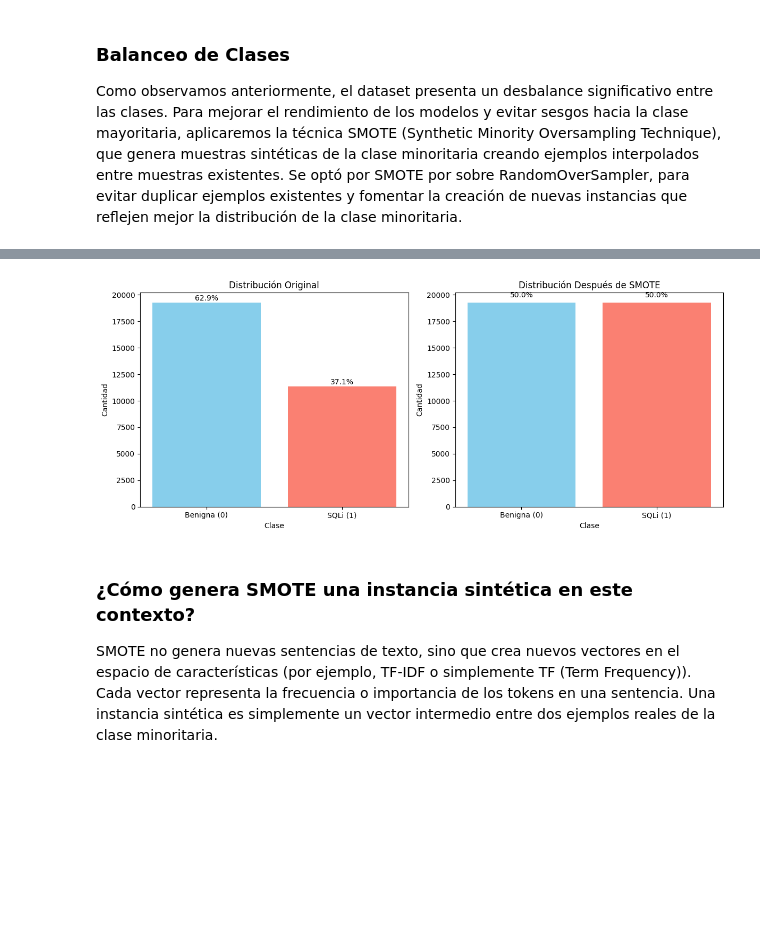
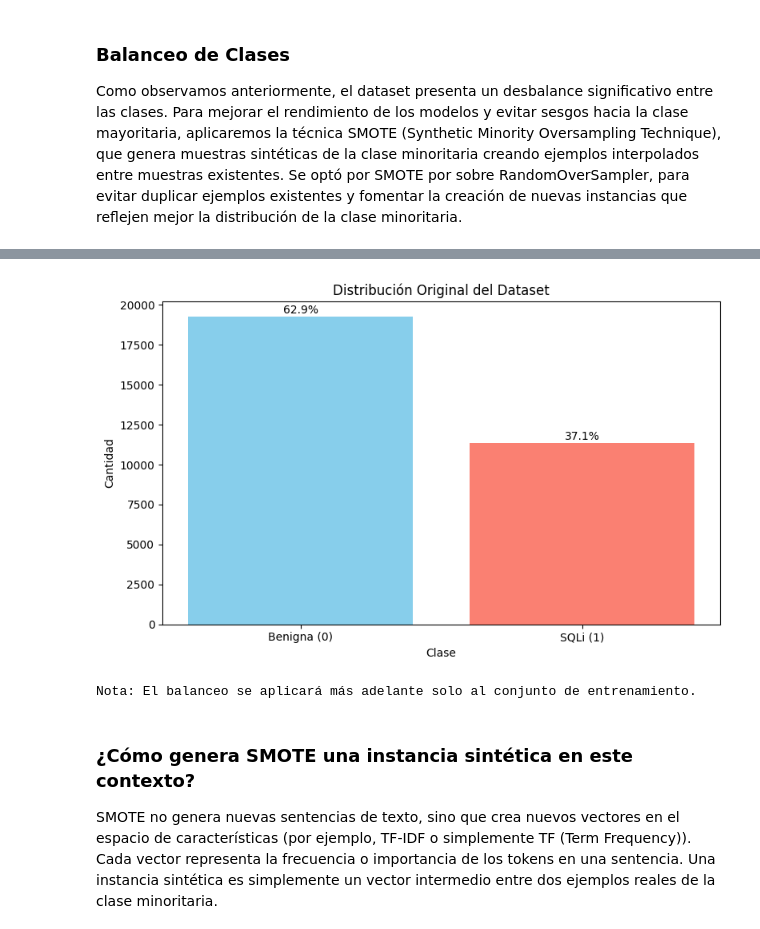
Before and after one commit to Guanart/TP-Final-BDM, a Jupyter notebook: notebooks/notebook-benito-tfidf.ipynb, the cells around one changed output, grey strips where cells are left out. Saved outputs shown, nothing was run; the diff lists cells and outputs as text; code cells hidden in the pictures; blank space fills up the shorter version.

```diff
--- a/notebooks/notebook-benito-tfidf.ipynb
+++ b/notebooks/notebook-benito-tfidf.ipynb
@@ -103,20 +115,26 @@ Exploramos la distribución de clases y longitud de sentencias.
 # Distribución de clases
 import matplotlib.pyplot as plt
 
-value_counts = data['Label'].value_counts()
+value_counts = data["Label"].value_counts()
 percentage = (value_counts / value_counts.sum()) * 100
-labels = ['Benigna (0)', 'SQLi (1)']
+labels = ["Benigna (0)", "SQLi (1)"]
 
 fig, axes = plt.subplots()
-bars = axes.bar(labels, value_counts, color=['skyblue', 'salmon'], label=labels)
+bars = axes.bar(labels, value_counts, color=["skyblue", "salmon"], label=labels)
 
 # Texto de porcentaje arriba de cada barra
 for bar, pct in zip(bars, percentage):
-    axes.text(bar.get_x() + bar.get_width()/2, bar.get_height() + 200, f'{pct:.1f}%', ha='center', fontsize=10)
+    axes.text(
+        bar.get_x() + bar.get_width() / 2,
+        bar.get_height() + 200,
+        f"{pct:.1f}%",
+        ha="center",
+        fontsize=10,
+    )
 
-axes.set_title('Distribución de clases')
-axes.set_xlabel('Clase')
-axes.set_ylabel('Cantidad')
+axes.set_title("Distribución de clases")
+axes.set_xlabel("Clase")
+axes.set_ylabel("Cantidad")
 axes.legend()
 plt.show()
 # %% [output]
@@ -221,31 +301,35 @@ X_balanced, y_balanced = smote.fit_resample(matriz_rala_tfidf_df, data['Label'])
 # %%
 import matplotlib.pyplot as plt
 
-# Visualización del balanceo de clases
+# Visualización de la distribución original
 fig, ax1 = plt.subplots(1, 1, figsize=(8, 5))
 
 # Distribución original
-original_counts = data['Label'].value_counts()
+original_counts = data["Label"].value_counts()
 original_percentage = (original_counts / original_counts.sum()) * 100
-labels = ['Benigna (0)', 'SQLi (1)']
+labels = ["Benigna (0)", "SQLi (1)"]
 
-bars1 = ax1.bar(labels, original_counts, color=['skyblue', 'salmon'])
+bars1 = ax1.bar(labels, original_counts, color=["skyblue", "salmon"])
 for bar, pct in zip(bars1, original_percentage):
-    ax1.text(bar.get_x() + bar.get_width()/2, bar.get_height() + 200, f'{pct:.1f}%', ha='center', fontsize=10)
+    ax1.text(
+        bar.get_x() + bar.get_width() / 2,
+        bar.get_height() + 200,
+        f"{pct:.1f}%",
+        ha="center",
+        fontsize=10,
+    )
 
-ax1.set_title('Distribución Original')
-ax1.set_xlabel('Clase')
-ax1.set_ylabel('Cantidad')
+ax1.set_title("Distribución Original del Dataset")
+ax1.set_xlabel("Clase")
+ax1.set_ylabel("Cantidad")
 
 plt.tight_layout()
 plt.show()
 
-# La visualización del balanceo se mostrará después de la división de datos
-# cuando apliquemos SMOTE solo al conjunto de entrenamiento
-
-print("Paso completado: Datos originales listos para división.")
+print("Nota: El balanceo se aplicará más adelante solo al conjunto de entrenamiento.")
 # %% [output]
-[figure, old version]
+[figure, new version]
+Nota: El balanceo se aplicará más adelante solo al conjunto de entrenamiento.
 # %% [markdown]
 ### ¿Cómo genera SMOTE una instancia sintética en este contexto?
 
```
Also changed, not shown: parts of 35 cells of this notebook.
